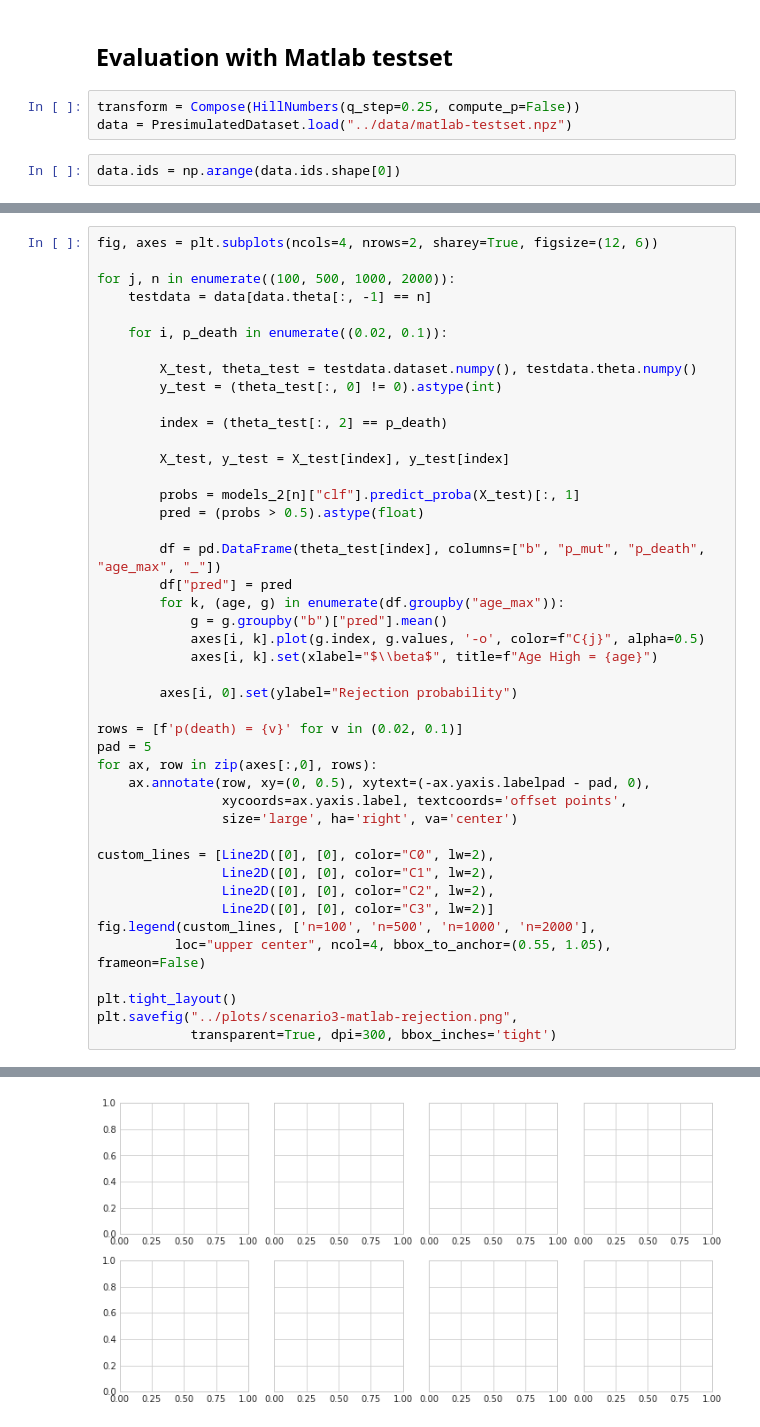
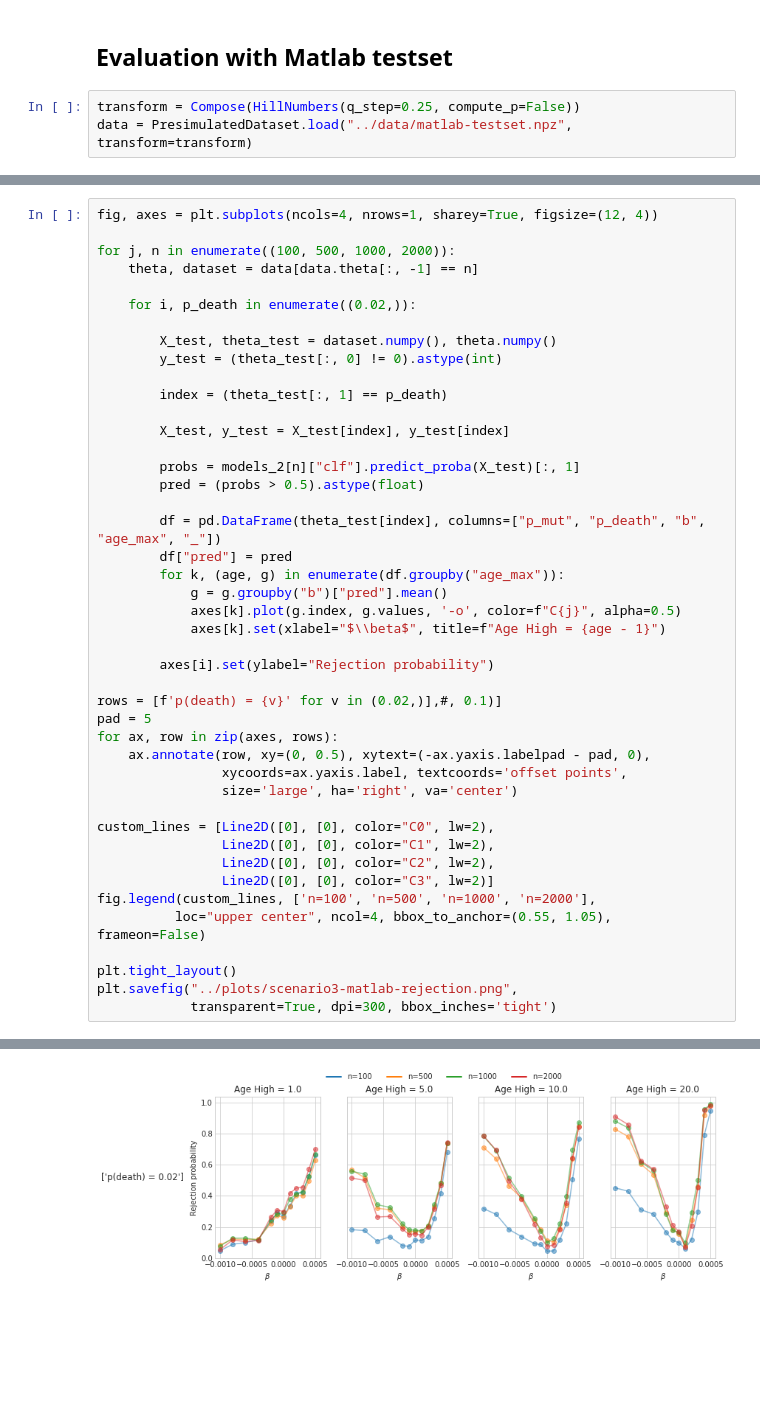
Before and after one commit to annenna4/Interplay-between-age-structure-and-cultural-transmission, a Jupyter notebook: notebooks/scenario-analysis.ipynb, the cells around one changed output, grey strips where cells are left out. Cells and saved outputs as stored; diff of their text form; blank space fills up the shorter version.

Commit message:
add matlab plot

```diff
--- a/notebooks/scenario-analysis.ipynb
+++ b/notebooks/scenario-analysis.ipynb
@@ -357,6 +357,4 @@ plt.savefig("../plots/scenario3-rejection.png",
 ## Evaluation with Matlab testset
 # %%
 transform = Compose(HillNumbers(q_step=0.25, compute_p=False))
-data = PresimulatedDataset.load("../data/matlab-testset.npz")
+data = PresimulatedDataset.load("../data/matlab-testset.npz", transform=transform)
-# %%
-data.ids = np.arange(data.ids.shape[0])
@@ -367,33 +365,33 @@ torch.Size([288000, 5])
 # %%
-fig, axes = plt.subplots(ncols=4, nrows=2, sharey=True, figsize=(12, 6))
+fig, axes = plt.subplots(ncols=4, nrows=1, sharey=True, figsize=(12, 4))
 
 for j, n in enumerate((100, 500, 1000, 2000)):
-    testdata = data[data.theta[:, -1] == n]
+    theta, dataset = data[data.theta[:, -1] == n]
 
-    for i, p_death in enumerate((0.02, 0.1)):
+    for i, p_death in enumerate((0.02,)):
 
-        X_test, theta_test = testdata.dataset.numpy(), testdata.theta.numpy()
+        X_test, theta_test = dataset.numpy(), theta.numpy()
         y_test = (theta_test[:, 0] != 0).astype(int)
 
-        index = (theta_test[:, 2] == p_death)
+        index = (theta_test[:, 1] == p_death)
 
         X_test, y_test = X_test[index], y_test[index]
 
         probs = models_2[n]["clf"].predict_proba(X_test)[:, 1]
         pred = (probs > 0.5).astype(float)
 
-        df = pd.DataFrame(theta_test[index], columns=["b", "p_mut", "p_death", "age_max", "_"])
+        df = pd.DataFrame(theta_test[index], columns=["p_mut", "p_death", "b", "age_max", "_"])
         df["pred"] = pred
         for k, (age, g) in enumerate(df.groupby("age_max")):
             g = g.groupby("b")["pred"].mean()
-            axes[i, k].plot(g.index, g.values, '-o', color=f"C{j}", alpha=0.5)
-            axes[i, k].set(xlabel="$\\beta$", title=f"Age High = {age}")
+            axes[k].plot(g.index, g.values, '-o', color=f"C{j}", alpha=0.5)
+            axes[k].set(xlabel="$\\beta$", title=f"Age High = {age - 1}")
 
-        axes[i, 0].set(ylabel="Rejection probability")
+        axes[i].set(ylabel="Rejection probability")
 
-rows = [f'p(death) = {v}' for v in (0.02, 0.1)]
+rows = [f'p(death) = {v}' for v in (0.02,)],#, 0.1)]
 pad = 5
-for ax, row in zip(axes[:,0], rows):
+for ax, row in zip(axes, rows):
     ax.annotate(row, xy=(0, 0.5), xytext=(-ax.yaxis.labelpad - pad, 0),
                 xycoords=ax.yaxis.label, textcoords='offset points',
                 size='large', ha='right', va='center')
@@ -413 +410 @@ IndexError: The shape of the mask [288000000] at index 0 does not match the shap
-[figure, old version]
+[figure, new version]
```
Also changed, not shown: parts of 11 cells of this notebook, 1 other file.
